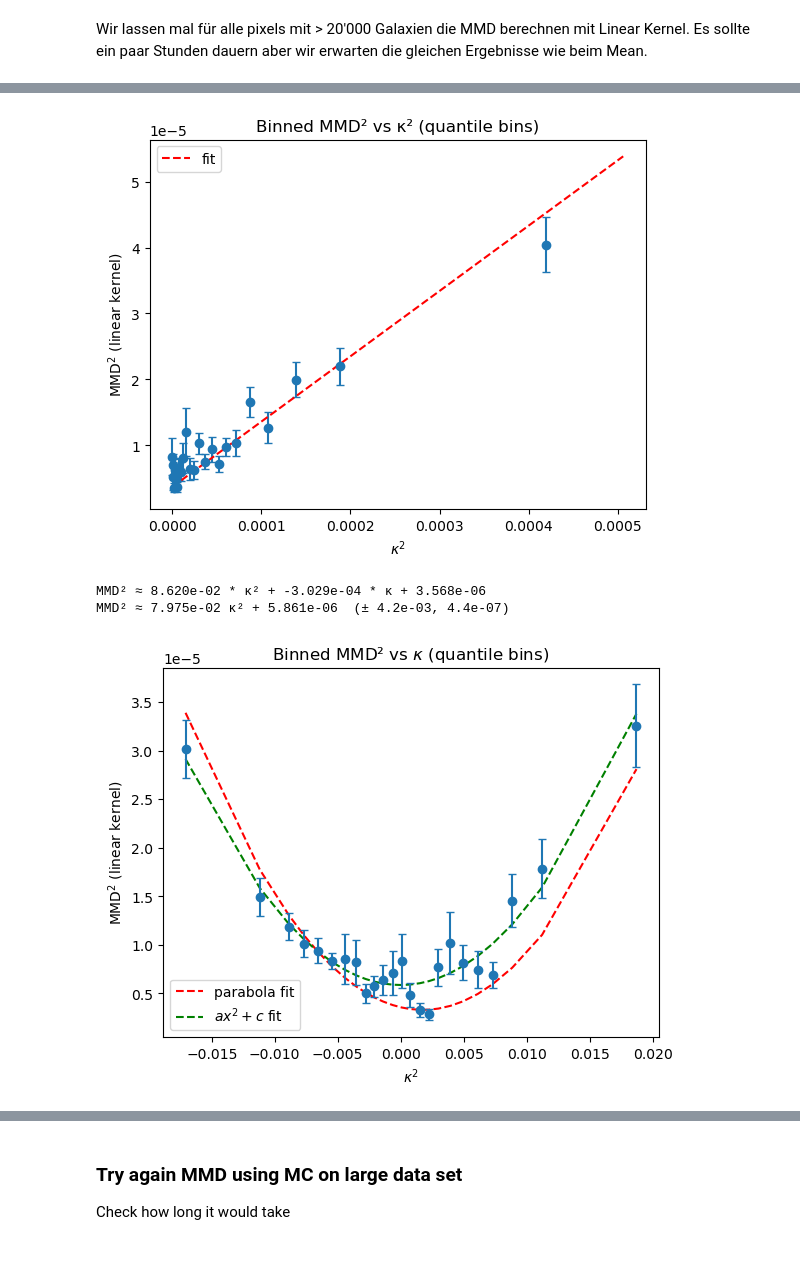
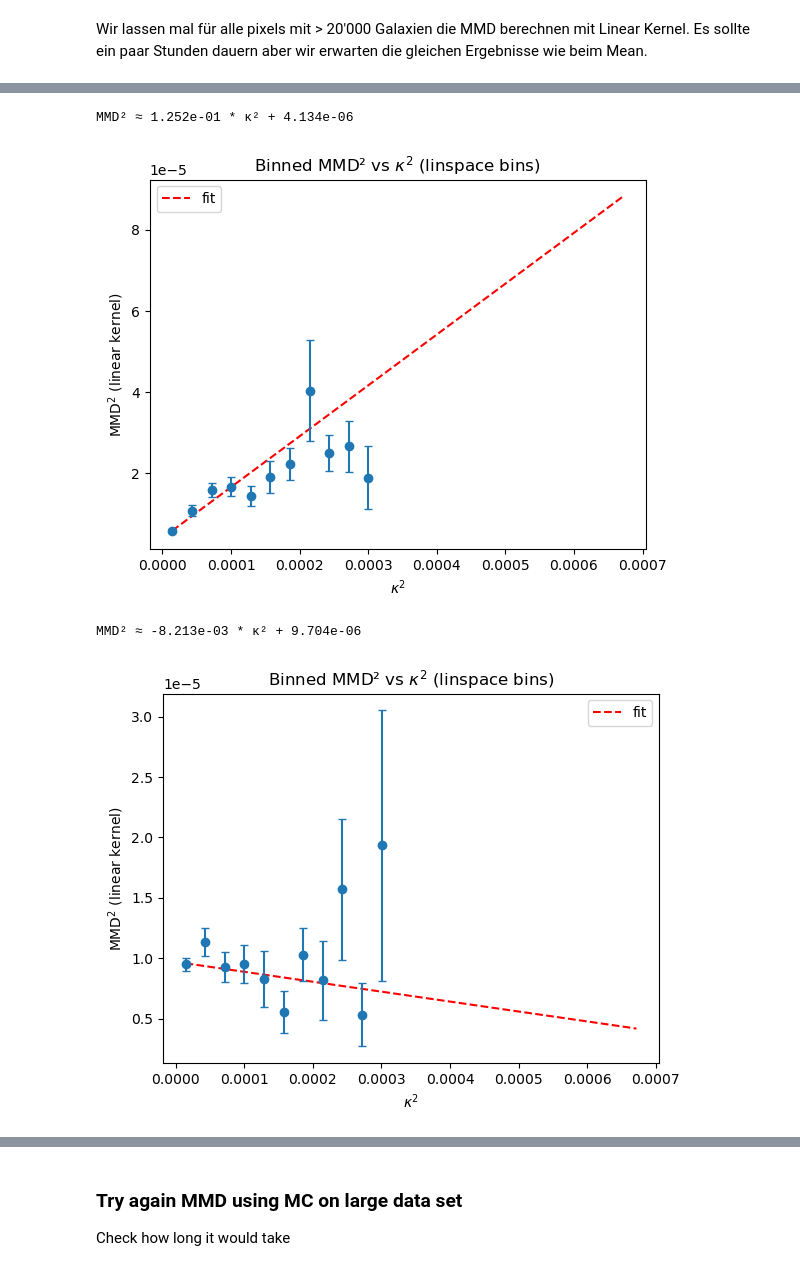
Before and after one commit to santiagobrunner/Weak-Lensing, a Jupyter notebook: MMD_estimator1000.ipynb, the cells around one changed output, grey strips where cells are left out. Drawn from its saved outputs; the diff is of its cells as text; code cells hidden in the pictures.

```diff
--- a/MMD_estimator1000.ipynb
+++ b/MMD_estimator1000.ipynb
@@ -262,4 +243,4 @@ Wir lassen mal für alle pixels mit > 20'000 Galaxien die MMD berechnen mit Line
 # %%
-mmds_lensed_list = np.load("MMDS_lensed_linear_kernel.npy")
+mmd2_lensed_linear_kernel = np.load("MMD2_lensed_linear_kernel.npy")
 # %%
 plt.figure()
@@ -317,6 +255,7 @@ MMD² ≈ nan * κ² + nan
 # %%
 x = kappamap_225[pixels]**2
-y = mmds_lensed_linear_backtest
+y = mmd2_lensed_linear_exakt
+# y = mmd2_lensed_linear_kernel
 
 n_bins = 24
 bins = np.linspace(x.min(), x.max(), n_bins + 1)
@@ -350,7 +289,7 @@ xc, yc, sec = bin_centers[mask], means[mask], ses[mask]
 
 # (optional) weighted fit (weights ~ 1/SE^2)
 w = np.where(np.isfinite(sec) & (sec > 0), 1.0/sec**2, 1.0)
-slope, intercept = np.polyfit(xc, yc, 1, w=w)
+slope, intercept = np.polyfit(xc, yc, 1, w=w)   # FRAGE : MIT ODER OHNE GEWICHTUNG?
 print(f"MMD² ≈ {slope:.3e} * κ² + {intercept:.3e}")
 
 plt.errorbar(xc, yc, yerr=sec, fmt='o', capsize=3)
@@ -412,40 +303,10 @@ MMD² ≈ 1.111e-01 * κ² + 3.656e-06
-# %%
-# Same as above but with quantile bins
-x = kappamap_225[pixels]**2
-y = mmds_lensed_linear_backtest
-
-n_bins = 24
-edges = np.quantile(x, np.linspace(0, 1, n_bins + 1))
-edges[0] -= 1e-12  # include min
-idx = np.digitize(x, edges) - 1
-
-centers = 0.5*(edges[1:] + edges[:-1])
-means  = np.array([y[idx==i].mean() for i in range(n_bins)])
-stds   = np.array([y[idx==i].std(ddof=1) for i in range(n_bins)])
-counts = np.array([(idx==i).sum() for i in range(n_bins)])
-ses    = stds / np.sqrt(np.maximum(counts, 1))
-
-# for i in range(n_bins):
-#     print(f"Bin {i}: count = {counts[i]}")
-mask = counts >= 20  # optional min bin size
-xc, yc, sec = centers[mask], means[mask], ses[mask]
-w = 1/np.maximum(sec, 1e-30)**2
-
-slope, intercept = np.polyfit(xc, yc, 1, w=w)
-plt.errorbar(xc, yc, yerr=sec, fmt='o', capsize=3)
-plt.plot(bin_centers, slope*bin_centers + intercept, 'r--', label='fit')
-plt.xlabel(r'$\kappa^2$'); plt.ylabel(r'$\mathrm{MMD}^2$ (linear kernel)')
-plt.title('Binned MMD² vs κ² (quantile bins)')
-# plt.xlim(0, 0.0001)
-plt.legend(); plt.show()
-# %% [output]
-[figure, removed]
 # %%
 # Function that plots the binned plots
 from scipy.optimize import curve_fit
 
-def plot_binned_MMD2(kappa_squared= True, binning_method = 'lin'):
-    y = mmds_lensed_linear_backtest
+def plot_binned_MMD2(kappa_squared= True,y = mmd2_lensed_linear_exakt, binning_method = 'lin'):
+    # y = mmd2_lensed_linear_exakt
+    # y = mmd2_lensed_list
     if kappa_squared:
         x = kappamap_225[pixels]**2
     else:
@@ -516,8 +377,10 @@ def plot_binned_MMD2(kappa_squared= True, binning_method = 'lin'):
     # plt.xlim(0, 0.0001)
     plt.legend(); plt.show()
 # %%
-plot_binned_MMD2(kappa_squared=False, binning_method='quantile')
+plot_binned_MMD2(kappa_squared=True, y=mmd2_lensed_linear_exakt, binning_method='lin')
+plot_binned_MMD2(kappa_squared=True, y=mmd2_lensed_linear_kernel, binning_method='lin')
 # %% [output]
-MMD² ≈ 8.620e-02 * κ² + -3.029e-04 * κ + 3.568e-06
-MMD² ≈ 7.975e-02 κ² + 5.861e-06  (± 4.2e-03, 4.4e-07)
+MMD² ≈ 1.252e-01 * κ² + 4.134e-06
-[figure, old version]
+[figure, new version]
+MMD² ≈ -8.213e-03 * κ² + 9.704e-06
+[figure, added]
```
Also changed, not shown: parts of 36 cells of this notebook, 17 other files.
